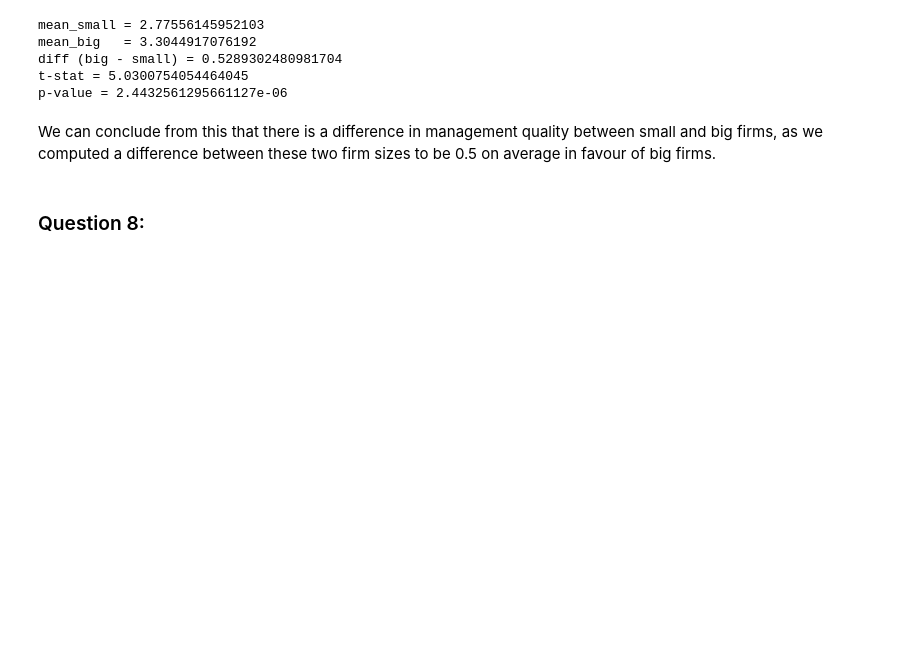
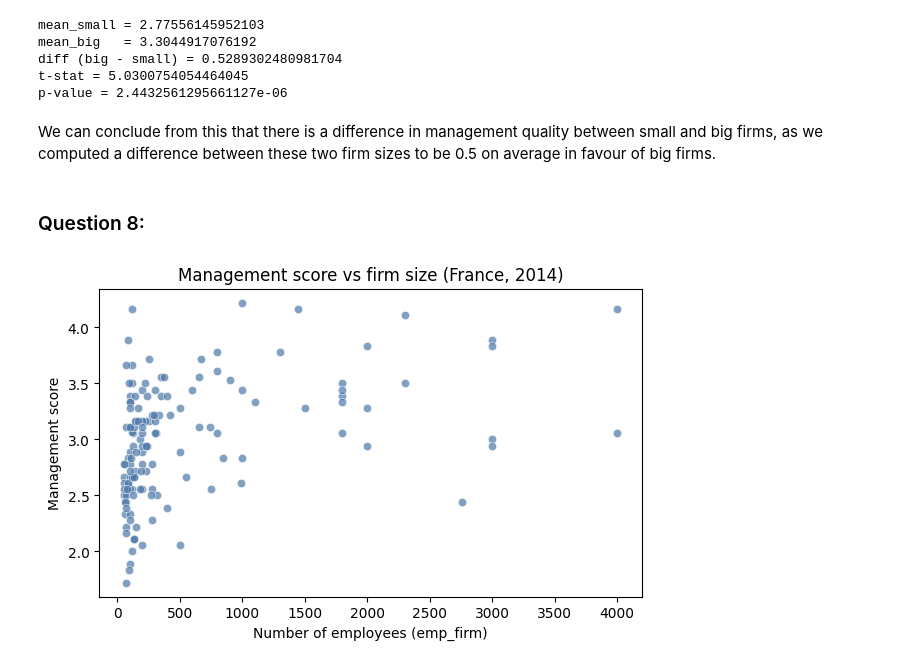
Before and after one commit to GabDestal/Homework_1, a Jupyter notebook: Homework_1.ipynb, the cells around one changed output. Saved outputs shown, nothing was run; the diff lists cells and outputs as text; code cells hidden in the pictures; blank space fills up the shorter version.

```diff
--- a/Homework_1.ipynb
+++ b/Homework_1.ipynb
@@ -285,3 +285,14 @@ p-value = 2.4432561295661127e-06
 We can conclude from this that there is a difference in management quality between small and big firms, as we computed a difference between these two firm sizes to be 0.5 on average in favour of big firms.
 # %% [markdown]
 ### Question 8:
+# %%
+q8_df = df.loc[(df["country"] == "France") & (df["wave"] == 2014), ["emp_firm", "management"]].dropna().copy()
+
+plt.figure(figsize=(7,4))
+sns.scatterplot(data=q8_df, x="emp_firm", y="management", alpha=0.7, color="#4C78A8")
+plt.title("Management score vs firm size (France, 2014)")
+plt.xlabel("Number of employees (emp_firm)")
+plt.ylabel("Management score")
+plt.show()
+# %% [output]
+[figure, added]
```
Also changed, not shown: parts of 7 cells of this notebook.
